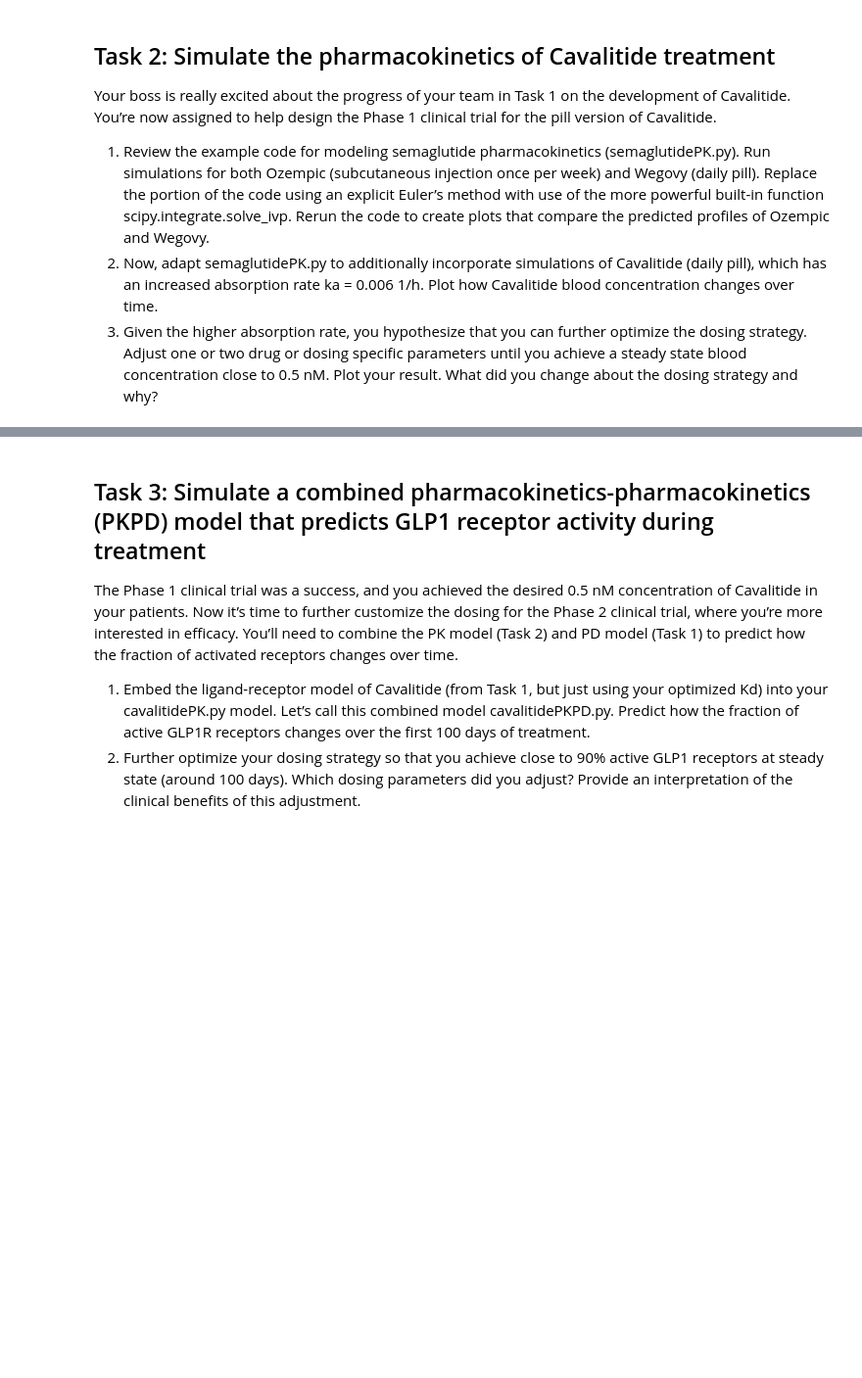
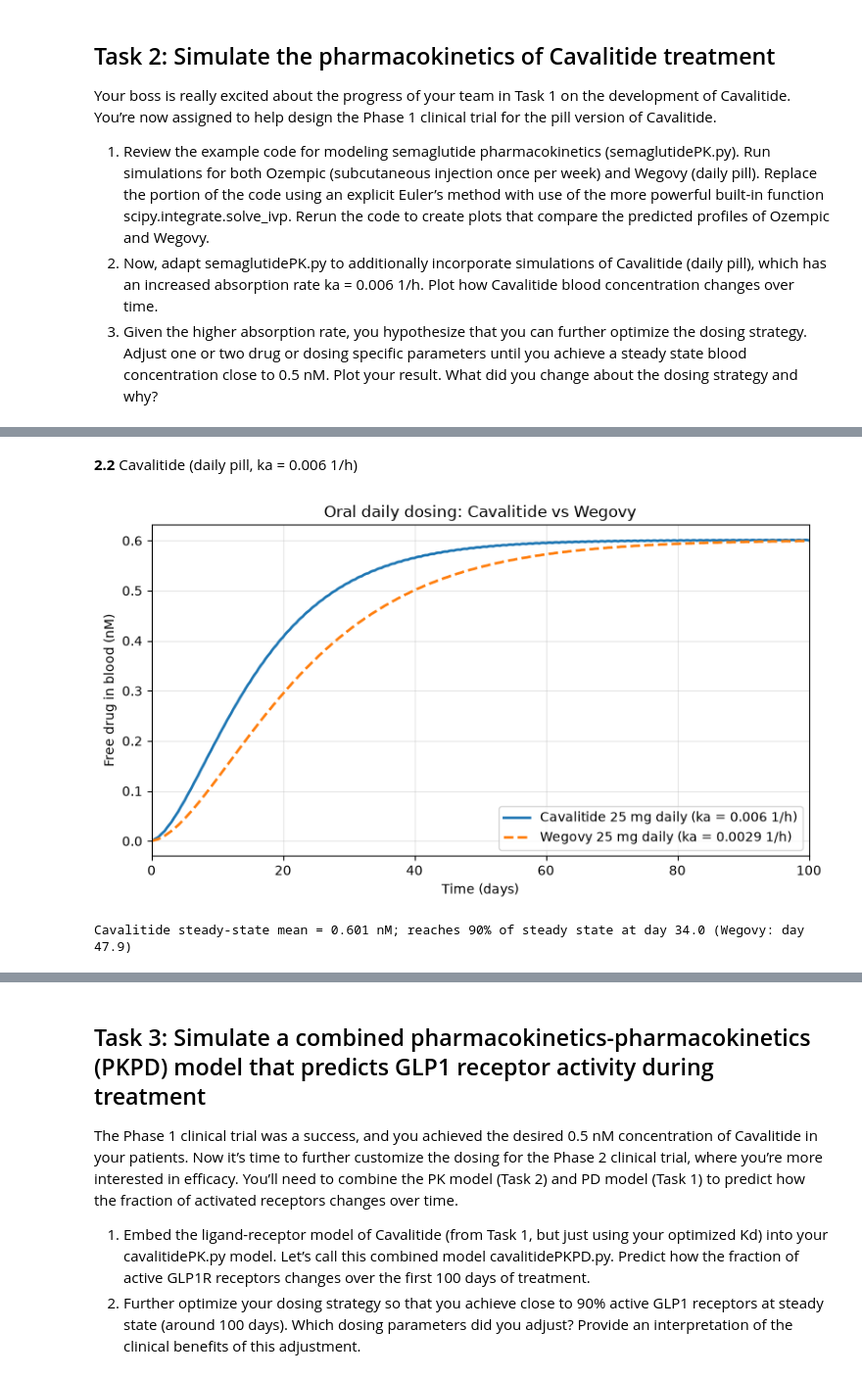
Before and after one commit to tessvit/BME2315_Module3, a Jupyter notebook: Module3_Project_JupyterNotebook.ipynb, the cells around one changed output, grey strips where cells are left out. Shown at 98% size. Cells and saved outputs as stored; diff of their text form; code cells hidden in the pictures; blank space fills up the shorter version.

```diff
--- a/Module3_Project_JupyterNotebook.ipynb
+++ b/Module3_Project_JupyterNotebook.ipynb
@@ -34,0 +221,22 @@ Your boss is really excited about the progress of your team in Task 1 on the dev
+# %% [markdown]
+**2.2** Cavalitide (daily pill, ka = 0.006 1/h)
+# %%
+# ---- Task 2.2: add Cavalitide (daily pill, ka = 0.006 1/h) ----
+t_c, A_c, C_c = simulate(**products['Cavalitide'])
+t_w, A_w, C_w = sims['Wegovy']
+
+plt.figure(figsize=(8, 4.5))
+plt.plot(t_c/24, C_c, lw=2, label="Cavalitide 25 mg daily (ka = 0.006 1/h)")
+plt.plot(t_w/24, C_w, "--", lw=2, label="Wegovy 25 mg daily (ka = 0.0029 1/h)")
+plt.xlabel("Time (days)"); plt.ylabel("Free drug in blood (nM)")
+plt.title("Oral daily dosing: Cavalitide vs Wegovy")
+plt.xlim(0, 100); plt.grid(alpha=0.3); plt.legend()
+plt.tight_layout(); plt.show()
+
+def time_to_frac(t, C, frac=0.9):
+    return t[np.argmax(C >= frac*C[-1])]/24
+print(f"Cavalitide steady-state mean = {C_c[-48:].mean():.3f} nM; reaches 90% of steady state at day {time_to_frac(t_c, C_c):.1f} "
+      f"(Wegovy: day {time_to_frac(t_w, C_w):.1f})")
+# %% [output]
+[figure, added]
+Cavalitide steady-state mean = 0.601 nM; reaches 90% of steady state at day 34.0 (Wegovy: day 47.9)
```
Also changed, not shown: parts of 29 cells of this notebook, 1 other file.
